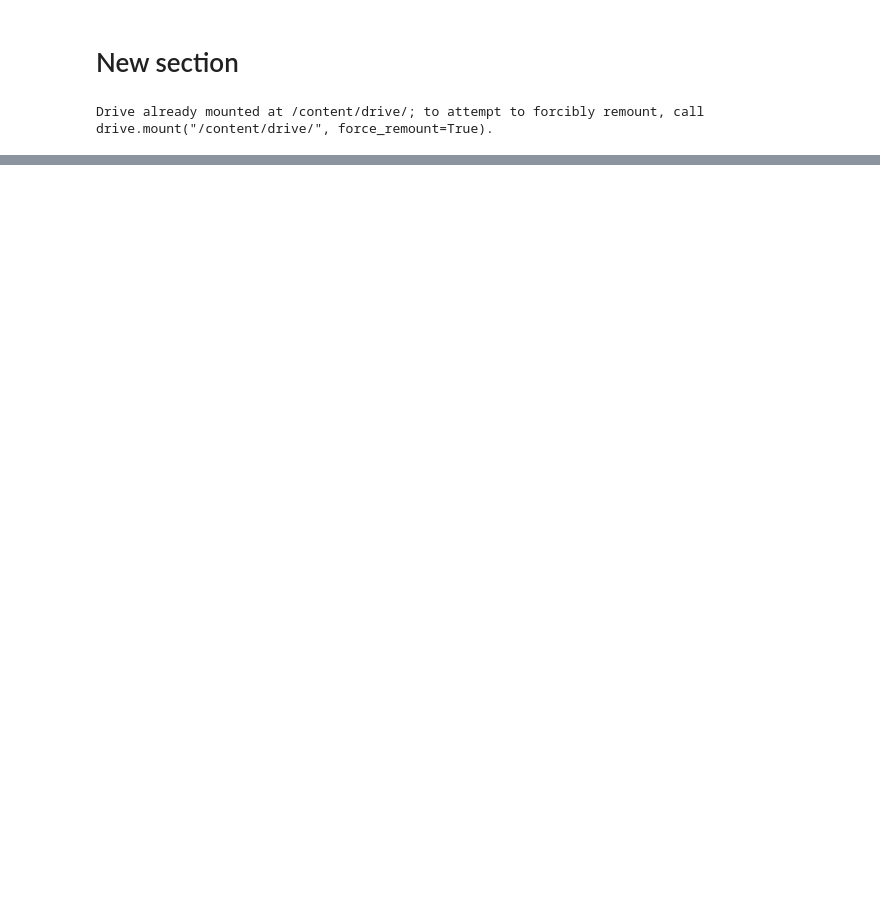
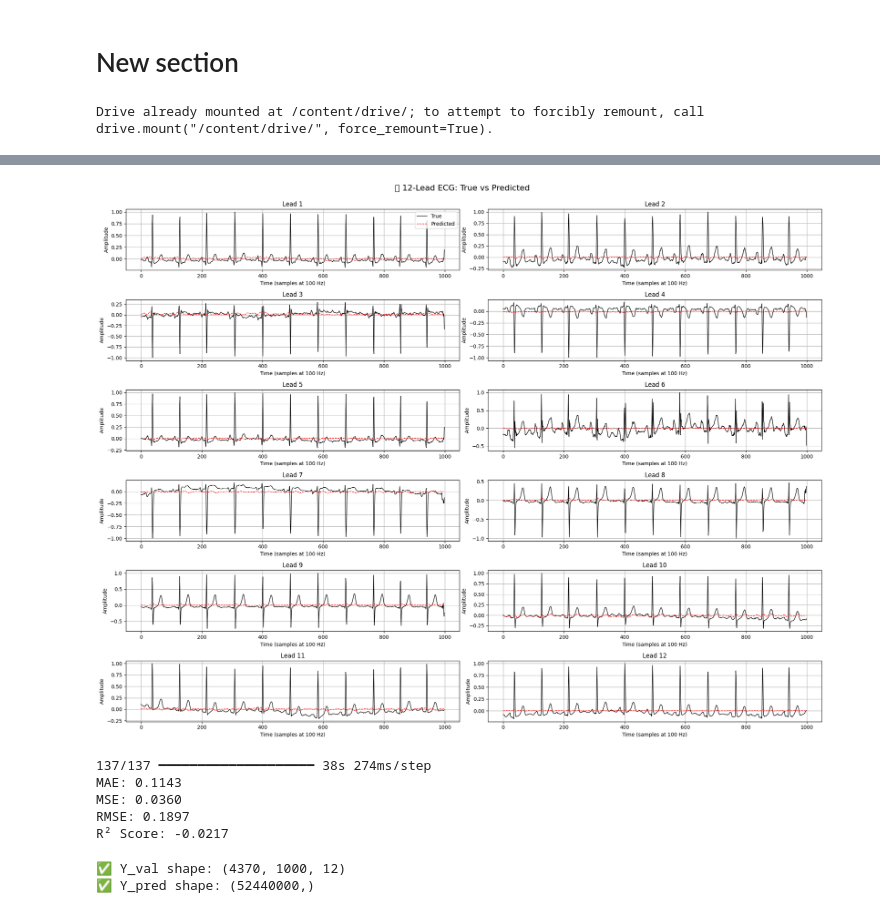
Before and after one commit to Harshithaprudhivi/Team-15-project, a Jupyter notebook: ECG_Synthesizer.ipynb, the cells around one changed output, grey strips where cells are left out. Saved outputs shown, nothing was run; the diff lists cells and outputs as text; code cells hidden in the pictures; blank space fills up the shorter version.

```diff
--- a/ECG_Synthesizer.ipynb
+++ b/ECG_Synthesizer.ipynb
@@ -191,0 +288,7 @@ for label, data_folder in base_dirs.items():
+# %%
+history = model.fit(
+    X_train, Y_train,
+    validation_data=(X_val, Y_val),
+    epochs=20,
+    batch_size=16  # Reduce if you face memory issues
+)
@@ -191,0 +322,2 @@ for label, data_folder in base_dirs.items():
+# %%
+model.compile(loss='mse', optimizer='adam')  # match what you used in training
@@ -191,0 +340,5 @@ for label, data_folder in base_dirs.items():
+# %%
+# Predict reconstructed 12-lead ECGs
+predicted_Y = model.predict(X_val[:5])  # Predict for 5 samples
+
+print("Predicted shape:", predicted_Y.shape)
@@ -191,0 +348,63 @@ for label, data_folder in base_dirs.items():
+# %%
+import matplotlib.pyplot as plt
+import numpy as np
+
+# Choose a sample index (0 to 4, since you predicted 5 samples)
+sample_idx = 0
+
+# Get the predicted and actual signals
+pred = predicted_Y[sample_idx]    # Shape: (1000, 12)
+true = Y_val[sample_idx]          # Shape: (1000, 12)
+
+# Plot all 12 leads
+plt.figure(figsize=(20, 15))
+for i in range(12):
+    plt.subplot(6, 2, i + 1)
+    plt.plot(true[:, i], label='True', color='black', linewidth=1)
+    plt.plot(pred[:, i], label='Predicted', color='red', linestyle='--', linewidth=1)
+    plt.title(f"Lead {i+1}")
+    plt.xlabel("Time (samples at 100 Hz)")
+    plt.ylabel("Amplitude")
+    plt.grid(True)
+    if i == 0:
+        plt.legend(loc='upper right')
+
+plt.tight_layout()
+plt.suptitle("🔍 12-Lead ECG: True vs Predicted", fontsize=16, y=1.02)
+plt.show()
+# %% [output]
+[figure, added]
+# %%
+from sklearn.metrics import mean_absolute_error, mean_squared_error, r2_score
+import numpy as np
+
+# Predict on the full validation set
+Y_pred = model.predict(X_val)
+
+# Reshape if needed
+Y_true = Y_val.reshape(-1)
+Y_pred = Y_pred.reshape(-1)
+
+# Calculate metrics
+mae = mean_absolute_error(Y_true, Y_pred)
+mse = mean_squared_error(Y_true, Y_pred)
+rmse = np.sqrt(mse)
+r2 = r2_score(Y_true, Y_pred)
+
+# Print results
+print(f"MAE: {mae:.4f}")
+print(f"MSE: {mse:.4f}")
+print(f"RMSE: {rmse:.4f}")
+print(f"R² Score: {r2:.4f}")
+# %% [output]
+137/137 ━━━━━━━━━━━━━━━━━━━━ 38s 274ms/step
+MAE: 0.1143
+MSE: 0.0360
+RMSE: 0.1897
+R² Score: -0.0217
+# %%
+print("✅ Y_val shape:", Y_val.shape)
+print("✅ Y_pred shape:", Y_pred.shape)
+# %% [output]
+✅ Y_val shape: (4370, 1000, 12)
+✅ Y_pred shape: (52440000,)
```
Also changed, not shown: parts of 83 cells of this notebook.
